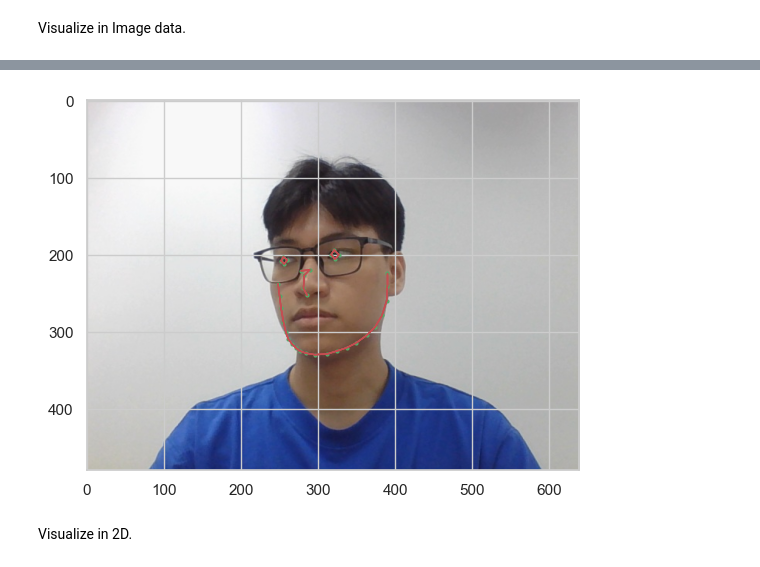
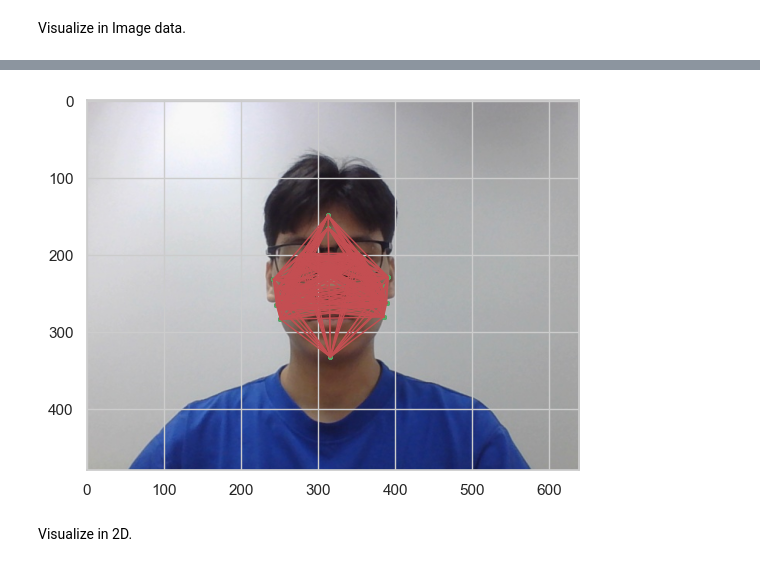
Before and after one commit to dinhanit/Abnormal_Behavior, a Jupyter notebook: Source/Data/EDA_data.ipynb, the cells around one changed output, grey strips where cells are left out. Drawn from its saved outputs; the diff is of its cells as text; code cells hidden in the pictures.

```diff
--- a/Source/Data/EDA_data.ipynb
+++ b/Source/Data/EDA_data.ipynb
@@ -446,71 +507,62 @@ cv2.destroyAllWindows()
 # %%
+import cv2
+import mediapipe as mp
+import matplotlib.pyplot as plt
+
 # Initialize MediaPipe Face Detection and Facial Landmarks models
 mp_face_mesh = mp.solutions.face_mesh
 face_mesh = mp_face_mesh.FaceMesh(refine_landmarks=True)
 
 # Define the indices of the desired keypoints (0 to 467)
-cheeks = [234, 93, 132, 58, 172, 136, 150, 149, 176, 148, 152, 377, 400, 378, 379, 365, 397, 288, 361, 323, 454]
-nose = [2,1, 5,248, 3]
+cheeks = [234, 132, 58, 152, 288, 361, 454]
+right_iris = [469, 470, 471, 472]
 left_iris = [474, 475, 476, 477]
-right_iris = [469, 470, 471, 472]
-# left_eyes = [33, 159, 133, 145,]
-# right_eyes = [263, 386, 374, 362]
-desired_keypoint_indices = []  # Modify this list to choose your desired keypoints
-desired_keypoint_indices.append(cheeks)
-desired_keypoint_indices.append(nose)
-desired_keypoint_indices.append(left_iris)
-desired_keypoint_indices.append(right_iris)
-# desired_keypoint_indices.append(left_eyes)
-# desired_keypoint_indices.append(right_eyes)
-image = cv2.imread(r'image_31.jpg')
+forehead = [151, 10]
+maphai = [352, 376, 433]
+matrai = [123, 147, 213]
+
+desired_keypoint_indices = []
+desired_keypoint_indices.extend(cheeks)
+desired_keypoint_indices.extend(right_iris)
+desired_keypoint_indices.extend(left_iris)
+desired_keypoint_indices.extend(maphai)
+desired_keypoint_indices.extend(matrai)
+desired_keypoint_indices.extend(forehead)
+
+image = cv2.imread('image_10.jpg')  # Make sure to use the correct image path
 rgb_image = cv2.cvtColor(image, cv2.COLOR_BGR2RGB)
 
 landmarks = face_mesh.process(rgb_image)
 
 # Get the image size
 ih, iw, _ = image.shape
 
 if landmarks.multi_face_landmarks:
     for face_landmarks in landmarks.multi_face_landmarks:
         # Create a new figure and plot landmarks in a plot coordinate system
         plt.figure()
         plt.imshow(cv2.cvtColor(image, cv2.COLOR_BGR2RGB))
 
-        # Draw circles and lines only at the desired keypoints
+        # Draw circles at the desired keypoints
         keypoints = [(int(landmark.x * iw), int(landmark.y * ih)) for landmark in face_landmarks.landmark]
 
-        for indices in desired_keypoint_indices:
-            keypoints_to_draw = [keypoints[index] for index in indices if index < len(keypoints)]
+        for i in range(len(desired_keypoint_indices)):
+            for j in range(i + 1, len(desired_keypoint_indices)):
+                index1 = desired_keypoint_indices[i]
+                index2 = desired_keypoint_indices[j]
+                if index1 < len(keypoints) and index2 < len(keypoints):
+                    pt1 = keypoints[index1]
+                    pt2 = keypoints[index2]
+                    plt.scatter(pt1[0], pt1[1], s=5, c='g', marker='o')
+                    plt.scatter(pt2[0], pt2[1], s=5, c='g', marker='o')
+                    plt.plot([pt1[0], pt2[0]], [pt1[1], pt2[1],], color='r', linewidth=1)
 
-            for cx, cy in keypoints_to_draw:
-                plt.scatter(cx, cy, s=4, c='g', marker='o')
-
-            # Connect the left iris points into a circle
-            left_iris_points = [keypoints[index] for index in left_iris]
-            left_iris_center = (int(sum(x for x, _ in left_iris_points) / len(left_iris_points)), int(sum(y for _, y in left_iris_points) / len(left_iris_points)))
-            for i in range(len(left_iris_points)):
-                plt.plot([left_iris_points[i][0], left_iris_points[(i + 1) % len(left_iris_points)][0]], [left_iris_points[i][1], left_iris_points[(i + 1) % len(left_iris_points)][1]], color='r', linewidth=1)
-
-            # Connect the right iris points into a circle
-            right_iris_points = [keypoints[index] for index in right_iris]
-            right_iris_center = (int(sum(x for x, _ in right_iris_points) / len(right_iris_points)), int(sum(y for _, y in right_iris_points) / len(right_iris_points)))
-            for i in range(len(right_iris_points)):
-                plt.plot([right_iris_points[i][0], right_iris_points[(i + 1) % len(right_iris_points)][0]], [right_iris_points[i][1], right_iris_points[(i + 1) % len(right_iris_points)][1]], color='r', linewidth=1)
-
-            nose_points = [keypoints[index] for index in nose]
-            for i in range(len(nose_points) - 1):
-                plt.plot([nose_points[i][0], nose_points[i + 1][0]], [nose_points[i][1], nose_points[i + 1][1]], color='r', linewidth=1)
-
-            # Connect all the cheek contour points into a line
-            cheek_points = [keypoints[index] for index in cheeks]
-            for i in range(len(cheek_points) - 1):
-                plt.plot([cheek_points[i][0], cheek_points[i + 1][0]], [cheek_points[i][1], cheek_points[i + 1][1]], color='r', linewidth=1)
         plt.show()
 
 # Close the OpenCV window
 cv2.destroyAllWindows()
 # %% [output]
-[figure, old version]
+[figure, new version]
 # %% [markdown]
 Visualize in 2D.
 # %%
```
Also changed, not shown: parts of 23 cells of this notebook, 4 other files.
